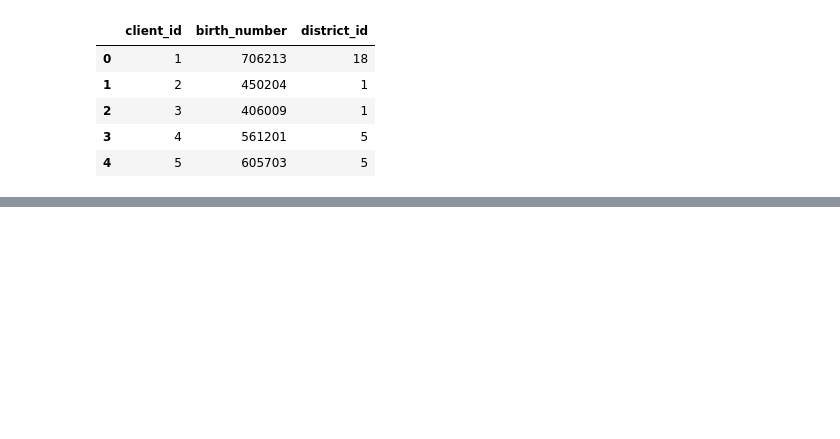
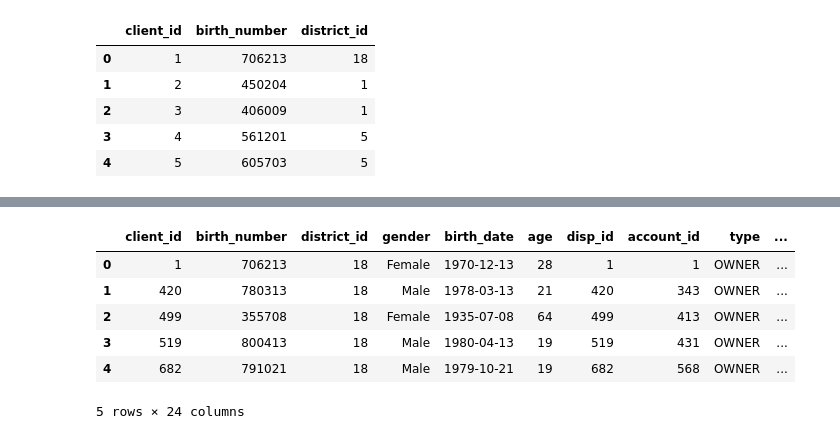
Before and after one commit to r3dlex/teachalot, a Jupyter notebook: Learning/Fgv/AplicacoesDeInteligenciaArtificial/CzechBank/Src/CzechBank.ipynb, the cells around one changed output, grey strips where cells are left out. Saved outputs shown, nothing was run; the diff lists cells and outputs as text; code cells hidden in the pictures; blank space fills up the shorter version.

Commit message:
Updates client rating creation (almost there!)

```diff
--- a/Learning/Fgv/AplicacoesDeInteligenciaArtificial/CzechBank/Src/CzechBank.ipynb
+++ b/Learning/Fgv/AplicacoesDeInteligenciaArtificial/CzechBank/Src/CzechBank.ipynb
@@ -148,3 +231,19 @@ clients_districts.head()
+# %%
+clients_districts = pd.merge(clients_dispositions, districts, on = 'district_id')
+clients_districts.loc[clients_districts['unemploy_rate_95'] == '?', 'unemploy_rate_95'] = np.average(clients_districts['unemploy_rate_95'] != '?')
+clients_districts.loc[clients_districts['n_commited_crimes_95'] == '?', 'n_commited_crimes_95'] = np.average(clients_districts['n_commited_crimes_95'] != '?')
+clients_districts.n_commited_crimes_95 = clients_districts.n_commited_crimes_95.astype(dtype = 'int64')
+clients_districts.unemploy_rate_95 = clients_districts.unemploy_rate_95.astype(dtype = 'float64')
+
+clients_districts.head()
+# %% [output]
+|  | client_id | birth_number | district_id | gender | birth_date | age | disp_id | account_id | type | ... |
+| 0 | 1 | 706213 | 18 | Female | 1970-12-13 | 28 | 1 | 1 | OWNER | ... |
+| 1 | 420 | 780313 | 18 | Male | 1978-03-13 | 21 | 420 | 343 | OWNER | ... |
+| 2 | 499 | 355708 | 18 | Female | 1935-07-08 | 64 | 499 | 413 | OWNER | ... |
+| 3 | 519 | 800413 | 18 | Male | 1980-04-13 | 19 | 519 | 431 | OWNER | ... |
+| 4 | 682 | 791021 | 18 | Male | 1979-10-21 | 19 | 682 | 568 | OWNER | ... |
+5 rows × 24 columns
 # %%
 accounts_districts = pd.merge(accounts, districts, on = 'district_id')
 accounts_districts.head()
```
Also changed, not shown: parts of 21 cells of this notebook.
